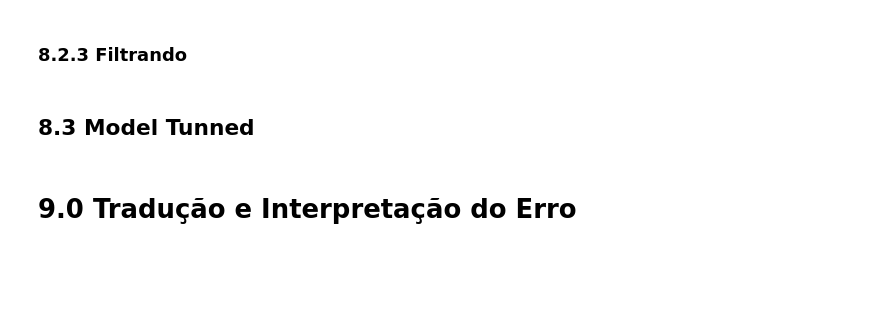
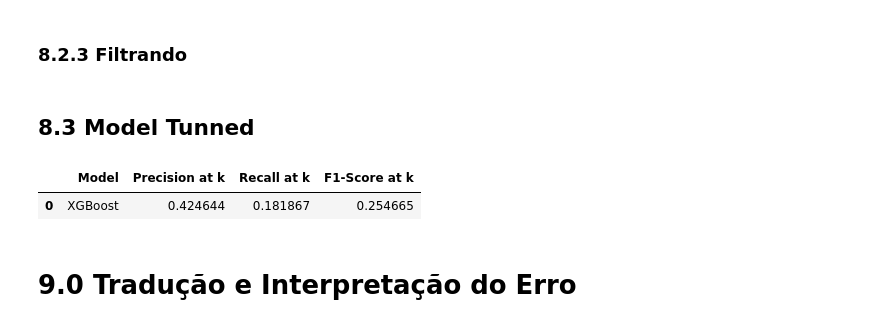
Before and after one commit to TiagoTBarreto/HealthInsurance-CrossSell, a Jupyter notebook: pa04_completed.ipynb, the cells around one changed output. Saved outputs shown, nothing was run; the diff lists cells and outputs as text; code cells hidden in the pictures; blank space fills up the shorter version.

```diff
--- a/pa04_completed.ipynb
+++ b/pa04_completed.ipynb
@@ -892,4 +822,15 @@ xgb_final.fit(x_combined,y_combined)
 
 # performance
 ytest_xgb = xgb_final.predict_proba(x_test)
+# %%
+xgbfinal_metrics = list(metrics(df_test, ytest_xgb, k=4000))
+# %%
+df_model = pd.DataFrame({'Model' : ['XGBoost'],
+             'Precision at k' : [xgbfinal_metrics[0]],
+             'Recall at k' : [xgbfinal_metrics[1]],
+             'F1-Score at k' : [xgbfinal_metrics[2]]} )
+df_model
+# %% [output]
+|  | Model | Precision at k | Recall at k | F1-Score at k |
+| 0 | XGBoost | 0.424644 | 0.181867 | 0.254665 |
 # %%
```
Also changed, not shown: parts of 48 cells of this notebook.
